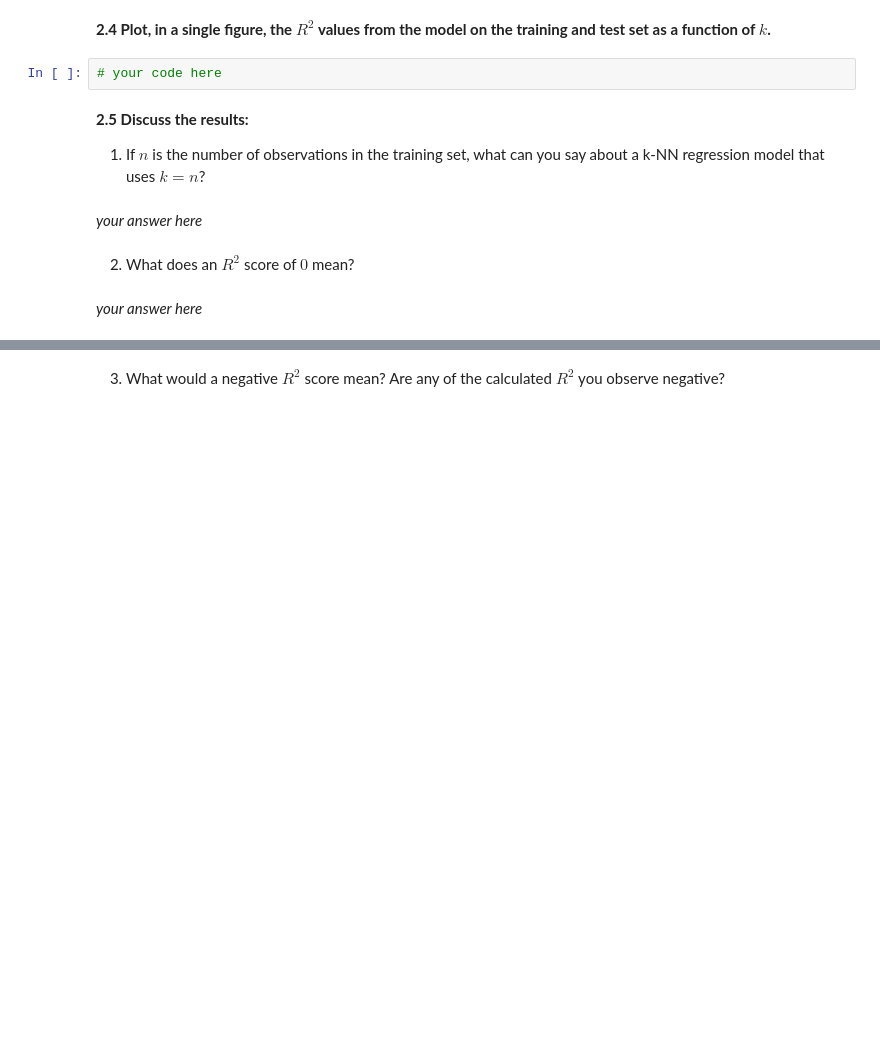
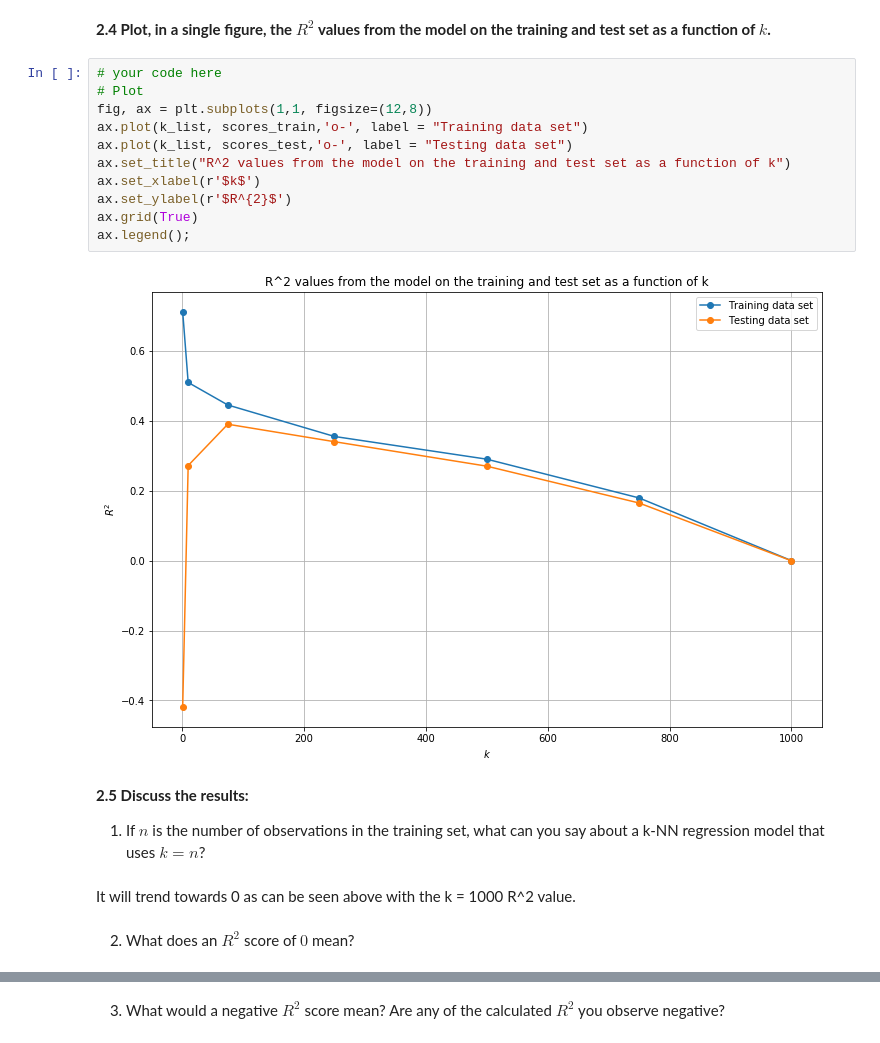
Before and after one commit to jadekessler3/2019-CS109A, a Jupyter notebook: content/homeworks/cs109a_hw2/cs109a_hw2.ipynb, the cells around one changed output, grey strips where cells are left out. Cells and saved outputs as stored; diff of their text form; blank space fills up the shorter version.

```diff
--- a/content/homeworks/cs109a_hw2/cs109a_hw2.ipynb
+++ b/content/homeworks/cs109a_hw2/cs109a_hw2.ipynb
@@ -181,14 +269,23 @@ In lecture we've seen k-Nearest Neighbors (k-NN) Regression, a non-parametric re
 # %% [markdown]
 **2.4 Plot, in a single figure, the $R^2$ values from the model on the training and test set as a function of $k$.**
-# %%
-# your code here
+# %%
+# your code here
+# Plot
+fig, ax = plt.subplots(1,1, figsize=(12,8))
+ax.plot(k_list, scores_train,'o-', label = "Training data set")
+ax.plot(k_list, scores_test,'o-', label = "Testing data set")
+ax.set_title("R^2 values from the model on the training and test set as a function of k")
+ax.set_xlabel(r'$k$')
+ax.set_ylabel(r'$R^{2}$')
+ax.grid(True)
+ax.legend();
+# %% [output]
+[figure, added]
 # %% [markdown]
 **2.5 Discuss the results:**
 
 1. If $n$ is the number of observations in the training set, what can you say about a k-NN regression model that uses $k = n$?
-# %% [markdown]
-*your answer here*
+# %% [markdown]
+It will trend towards 0 as can be seen above with the k = 1000 R^2 value.
 # %% [markdown]
 2. What does an $R^2$ score of $0$ mean?
-# %% [markdown]
-*your answer here*
```
Also changed, not shown: parts of 29 cells of this notebook, 2 other files.
